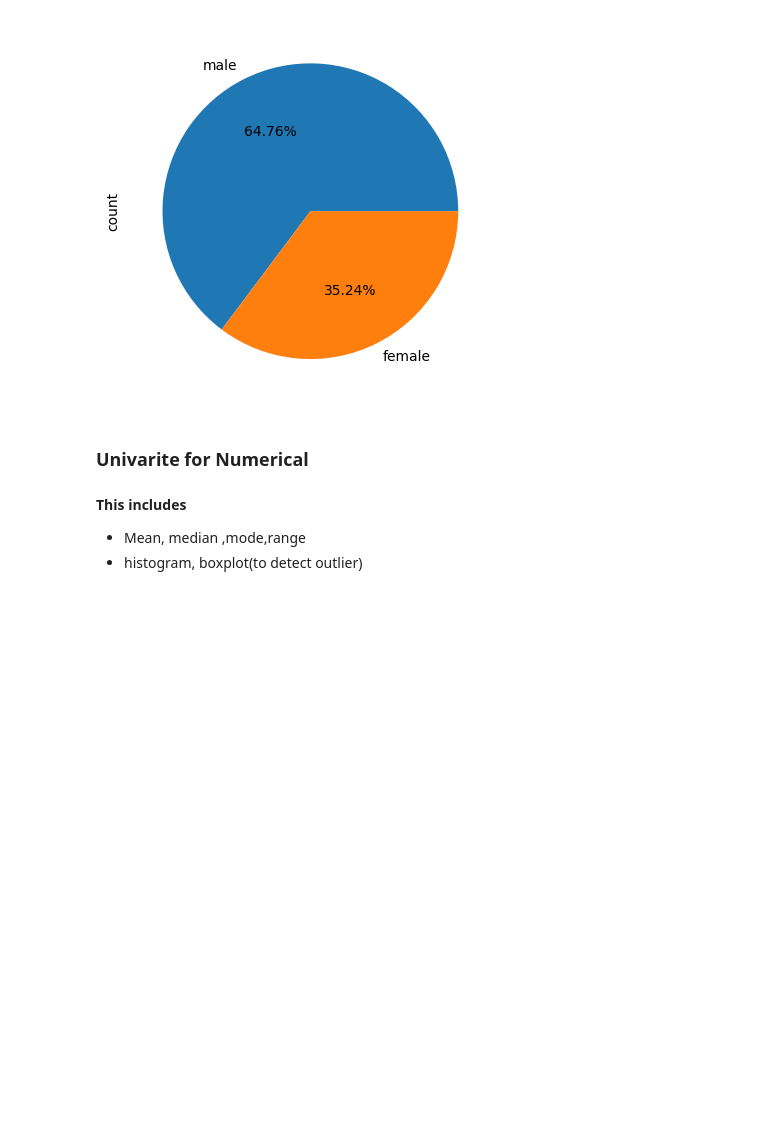
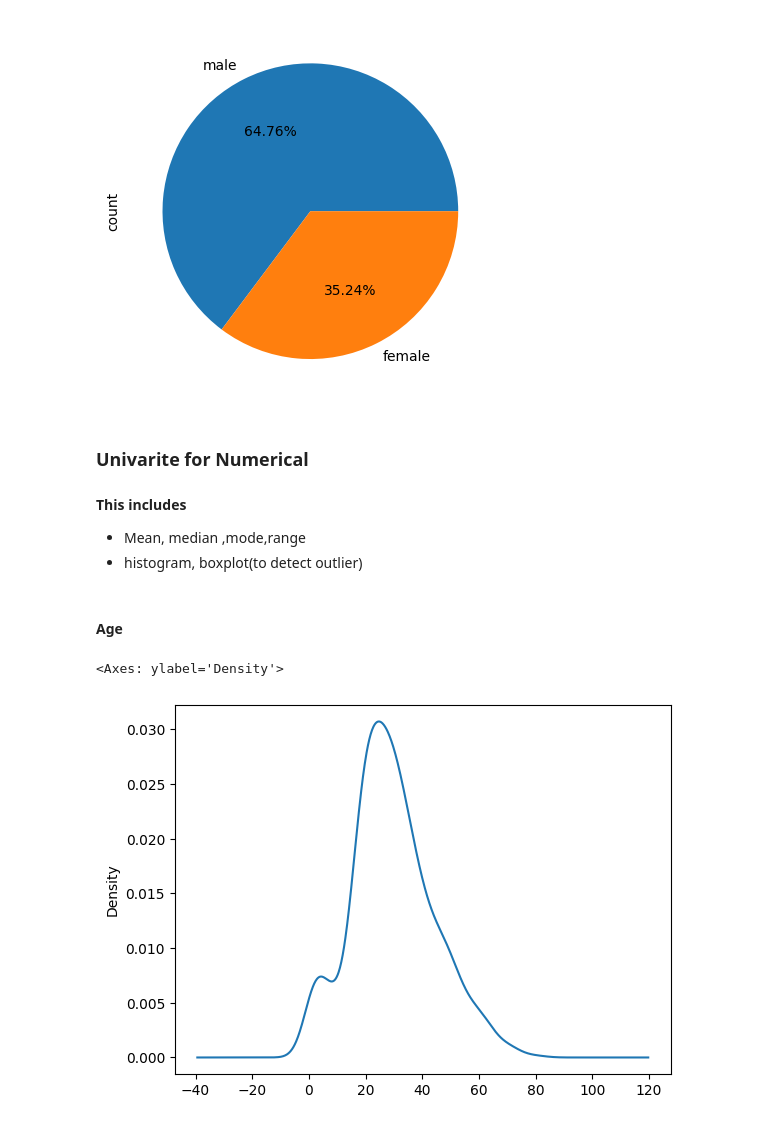
Before and after one commit to anubrata01/Data-mining-college-Assignment, a Jupyter notebook: Titanic_Dataset.ipynb, the cells around one changed output. Cells and saved outputs as stored; diff of their text form; code cells hidden in the pictures; blank space fills up the shorter version.

```diff
--- a/Titanic_Dataset.ipynb
+++ b/Titanic_Dataset.ipynb
@@ -283,3 +281,10 @@ catagorical['Sex'].value_counts().plot(kind='pie',autopct='%.2f%%')
 **This includes**
 - Mean, median ,mode,range
 - histogram, boxplot(to detect outlier)
+# %% [markdown]
+#### Age
+# %%
+numerical['Age'].plot(kind = 'kde')
+# %% [output]
+<Axes: ylabel='Density'>
+[figure, added]
```
Also changed, not shown: parts of 76 cells of this notebook.
